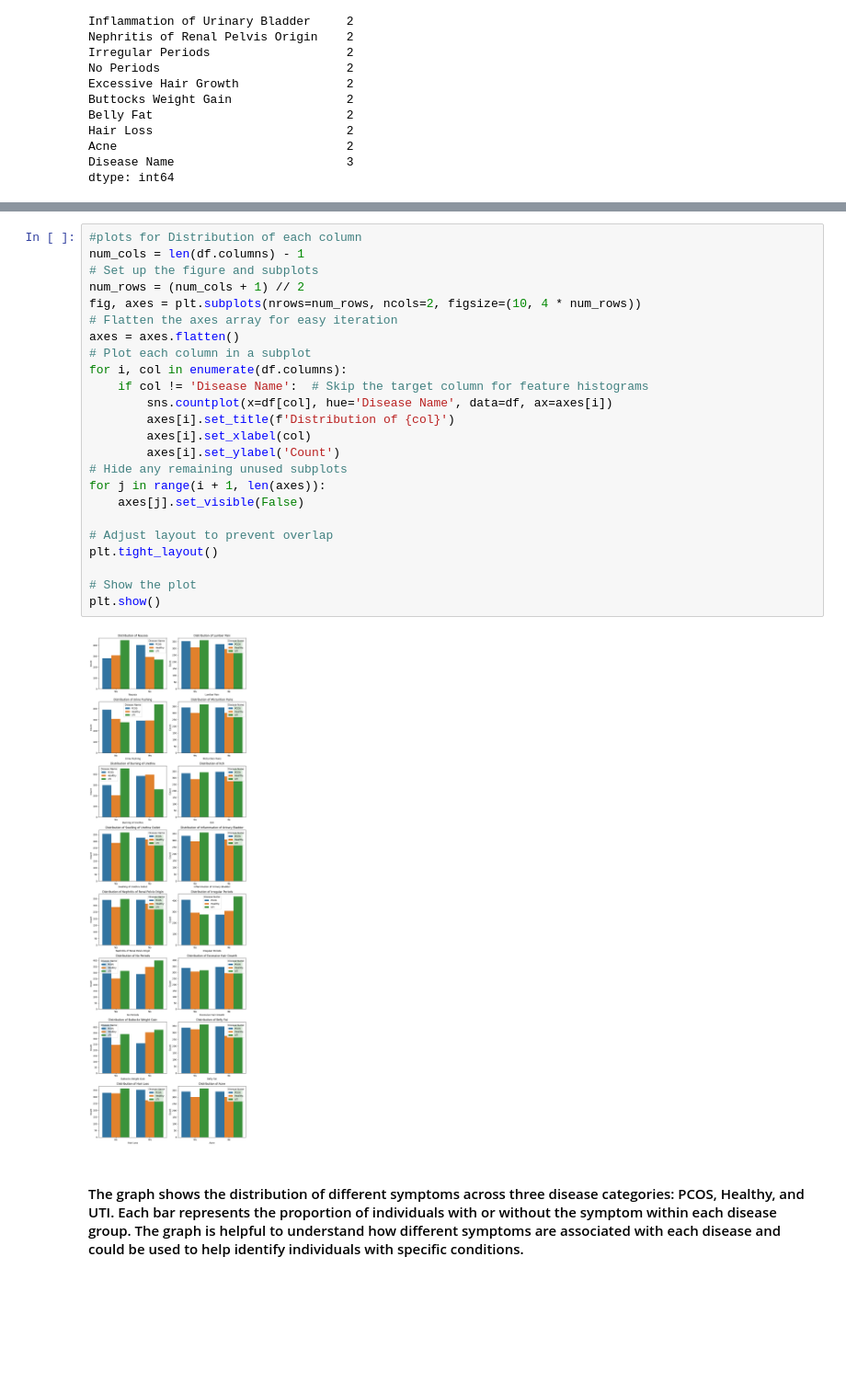
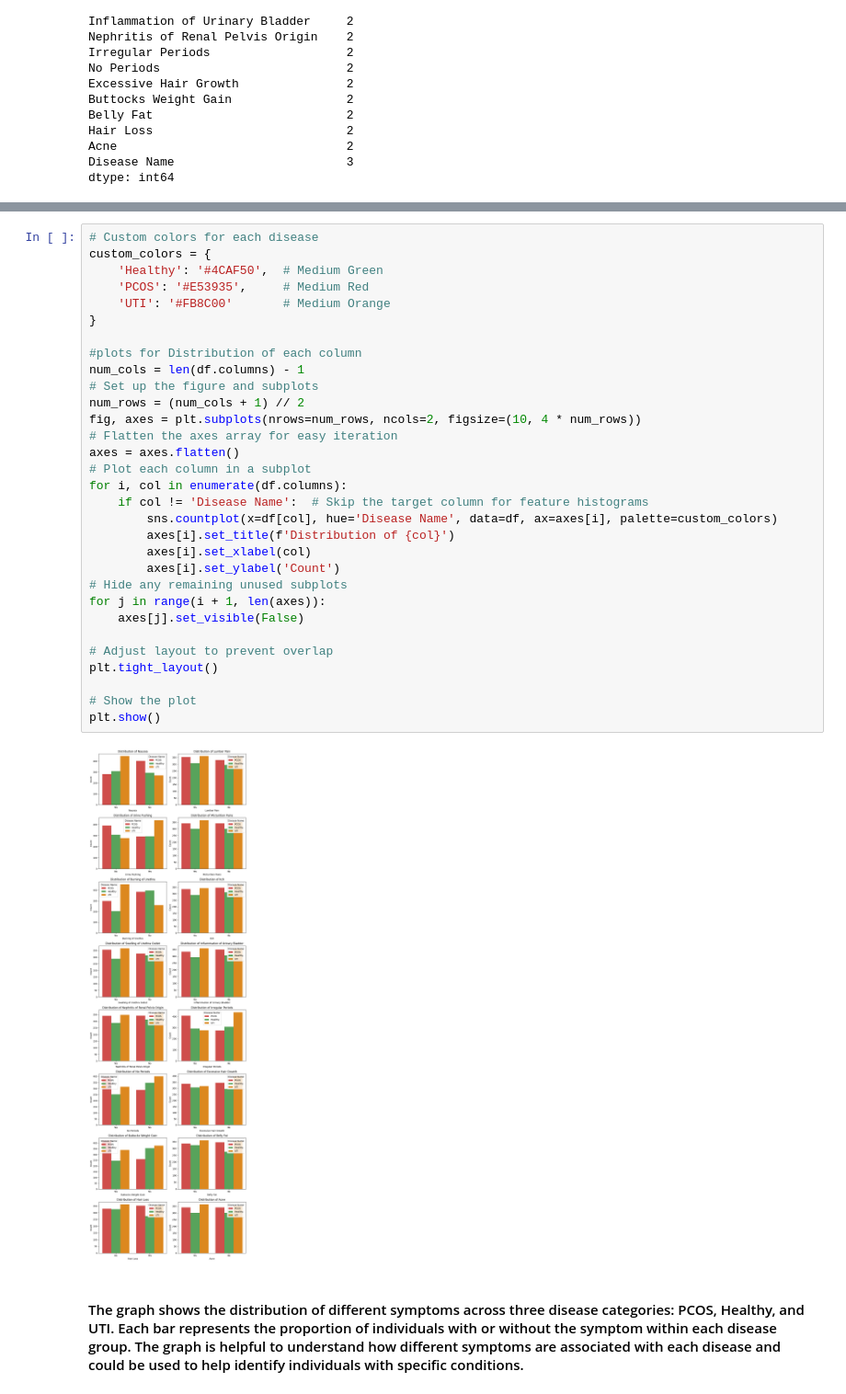
Before and after one commit to gemkhem/AI-Based-Gynecological-Disease-Diagnosis-System, a Jupyter notebook: backend/Disease.ipynb, the cells around one changed output, grey strips where cells are left out. Shown at 92% size. Cells and saved outputs as stored; diff of their text form; blank space fills up the shorter version.

```diff
--- a/backend/Disease.ipynb
+++ b/backend/Disease.ipynb
@@ -331,29 +359,36 @@ for col in df.columns:
 # %%
+# Custom colors for each disease
+custom_colors = {
+    'Healthy': '#4CAF50',  # Medium Green
+    'PCOS': '#E53935',     # Medium Red
+    'UTI': '#FB8C00'       # Medium Orange
+}
+
 #plots for Distribution of each column
 num_cols = len(df.columns) - 1
 # Set up the figure and subplots
 num_rows = (num_cols + 1) // 2
 fig, axes = plt.subplots(nrows=num_rows, ncols=2, figsize=(10, 4 * num_rows))
 # Flatten the axes array for easy iteration
 axes = axes.flatten()
 # Plot each column in a subplot
 for i, col in enumerate(df.columns):
     if col != 'Disease Name':  # Skip the target column for feature histograms
-        sns.countplot(x=df[col], hue='Disease Name', data=df, ax=axes[i])
+        sns.countplot(x=df[col], hue='Disease Name', data=df, ax=axes[i], palette=custom_colors)
         axes[i].set_title(f'Distribution of {col}')
         axes[i].set_xlabel(col)
         axes[i].set_ylabel('Count')
 # Hide any remaining unused subplots
 for j in range(i + 1, len(axes)):
     axes[j].set_visible(False)
 
 # Adjust layout to prevent overlap
 plt.tight_layout()
 
 # Show the plot
 plt.show()
 # %% [output]
-[figure, old version]
+[figure, new version]
 # %% [markdown]
 <h4>The graph shows the distribution of different symptoms across three disease categories: PCOS, Healthy, and UTI. Each bar represents the proportion of individuals with or without the symptom within each disease group. The graph is helpful to understand how different symptoms are associated with each disease and could be used to help identify individuals with specific conditions.</h4>
 # %%
```
Also changed, not shown: parts of 34 cells of this notebook, 3 other files.
